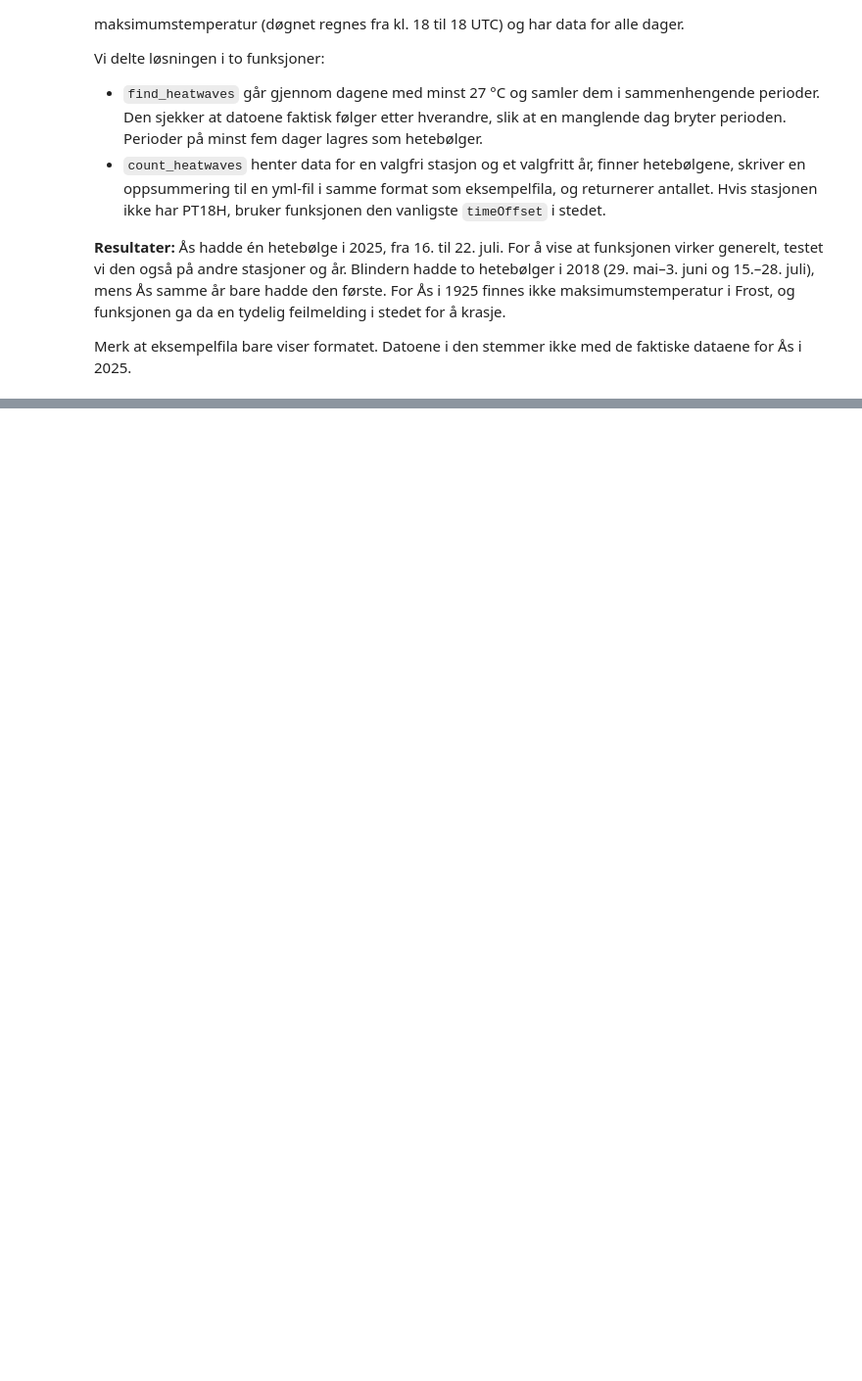
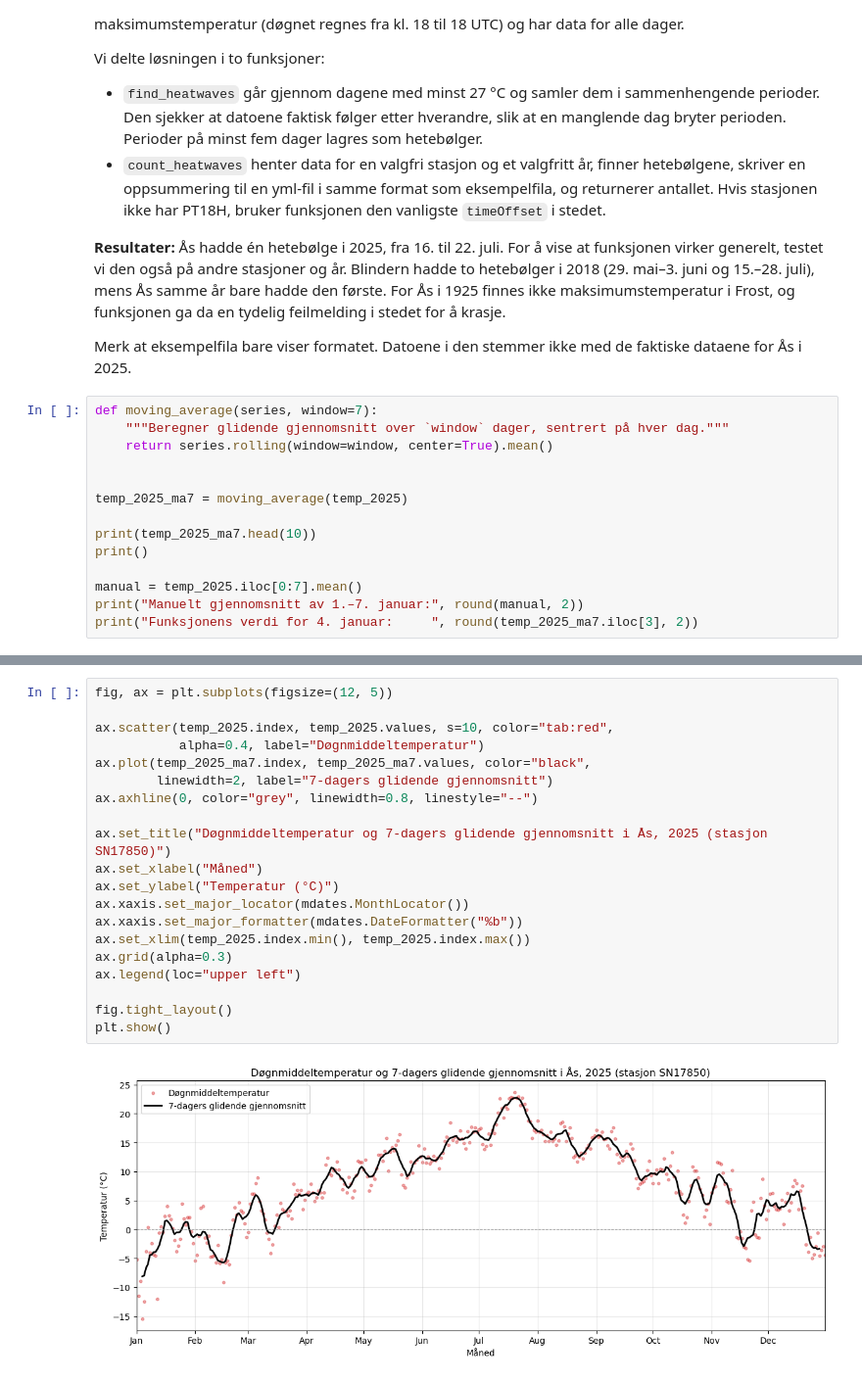
Before and after one commit to Sommerogsol123/inf201-deliverable1, a Jupyter notebook: deliverable1.ipynb, the cells around one changed output, grey strips where cells are left out. Shown at 98% size. Drawn from its saved outputs; the diff is of its cells as text; blank space fills up the shorter version.

Commit message:
Oppgave 5: glidende gjennomsnitt

```diff
--- a/deliverable1.ipynb
+++ b/deliverable1.ipynb
@@ -487,3 +487,17 @@ generelt, testet vi den også på andre stasjoner og år. Blindern hadde to hete
 ikke maksimumstemperatur i Frost, og funksjonen ga da en tydelig feilmelding i stedet for å krasje.
 
 Merk at eksempelfila bare viser formatet. Datoene i den stemmer ikke med de faktiske dataene for Ås i 2025.
+# %%
+def moving_average(series, window=7):
+    """Beregner glidende gjennomsnitt over `window` dager, sentrert på hver dag."""
+    return series.rolling(window=window, center=True).mean()
+
+
+temp_2025_ma7 = moving_average(temp_2025)
+
+print(temp_2025_ma7.head(10))
+print()
+
+manual = temp_2025.iloc[0:7].mean()
+print("Manuelt gjennomsnitt av 1.–7. januar:", round(manual, 2))
+print("Funksjonens verdi for 4. januar:     ", round(temp_2025_ma7.iloc[3], 2))
@@ -489,0 +520,22 @@ Merk at eksempelfila bare viser formatet. Datoene i den stemmer ikke med de fakt
+# %%
+fig, ax = plt.subplots(figsize=(12, 5))
+
+ax.scatter(temp_2025.index, temp_2025.values, s=10, color="tab:red",
+           alpha=0.4, label="Døgnmiddeltemperatur")
+ax.plot(temp_2025_ma7.index, temp_2025_ma7.values, color="black",
+        linewidth=2, label="7-dagers glidende gjennomsnitt")
+ax.axhline(0, color="grey", linewidth=0.8, linestyle="--")
+
+ax.set_title("Døgnmiddeltemperatur og 7-dagers glidende gjennomsnitt i Ås, 2025 (stasjon SN17850)")
+ax.set_xlabel("Måned")
+ax.set_ylabel("Temperatur (°C)")
+ax.xaxis.set_major_locator(mdates.MonthLocator())
+ax.xaxis.set_major_formatter(mdates.DateFormatter("%b"))
+ax.set_xlim(temp_2025.index.min(), temp_2025.index.max())
+ax.grid(alpha=0.3)
+ax.legend(loc="upper left")
+
+fig.tight_layout()
+plt.show()
+# %% [output]
+[figure, added]
```
Also changed, not shown: parts of 2 cells of this notebook.
